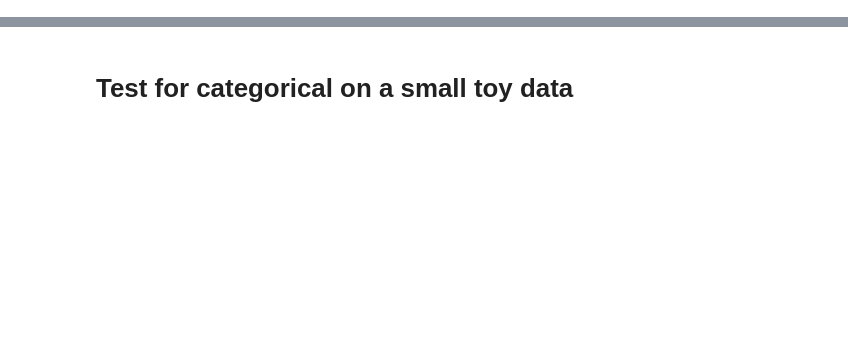
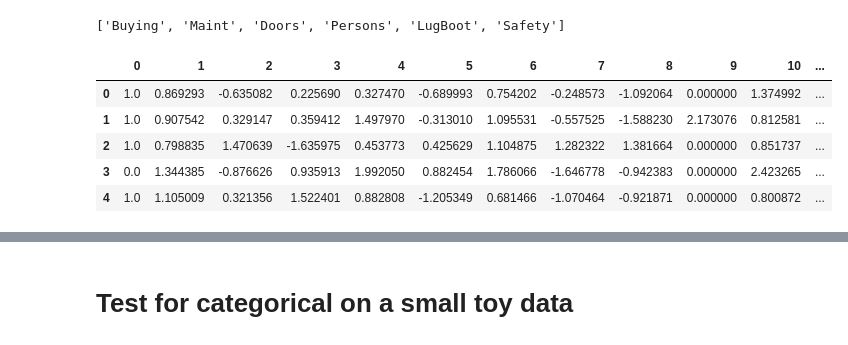
Before and after one commit to pyensemble/wildwood, a Jupyter notebook: essai-biner.ipynb, the cells around one changed output, grey strips where cells are left out. Cells and saved outputs as stored; diff of their text form; code cells hidden in the pictures; blank space fills up the shorter version.

```diff
--- a/essai-biner.ipynb
+++ b/essai-biner.ipynb
@@ -21,0 +123,4 @@ df
+# %%
+dataset.categorical_columns
+# %% [output]
+['Buying', 'Maint', 'Doors', 'Persons', 'LugBoot', 'Safety']
@@ -21,0 +135,9 @@ df
+# %%
+df.head()
+# %% [output]
+|  | 0 | 1 | 2 | 3 | 4 | 5 | 6 | 7 | 8 | 9 | 10 | ... |
+| 0 | 1.0 | 0.869293 | -0.635082 | 0.225690 | 0.327470 | -0.689993 | 0.754202 | -0.248573 | -1.092064 | 0.000000 | 1.374992 | ... |
+| 1 | 1.0 | 0.907542 | 0.329147 | 0.359412 | 1.497970 | -0.313010 | 1.095531 | -0.557525 | -1.588230 | 2.173076 | 0.812581 | ... |
+| 2 | 1.0 | 0.798835 | 1.470639 | -1.635975 | 0.453773 | 0.425629 | 1.104875 | 1.282322 | 1.381664 | 0.000000 | 0.851737 | ... |
+| 3 | 0.0 | 1.344385 | -0.876626 | 0.935913 | 1.992050 | 0.882454 | 1.786066 | -1.646778 | -0.942383 | 0.000000 | 2.423265 | ... |
+| 4 | 1.0 | 1.105009 | 0.321356 | 1.522401 | 0.882808 | -1.205349 | 0.681466 | -1.070464 | -0.921871 | 0.000000 | 0.800872 | ... |
```
Also changed, not shown: parts of 59 cells of this notebook, 2 other files.
